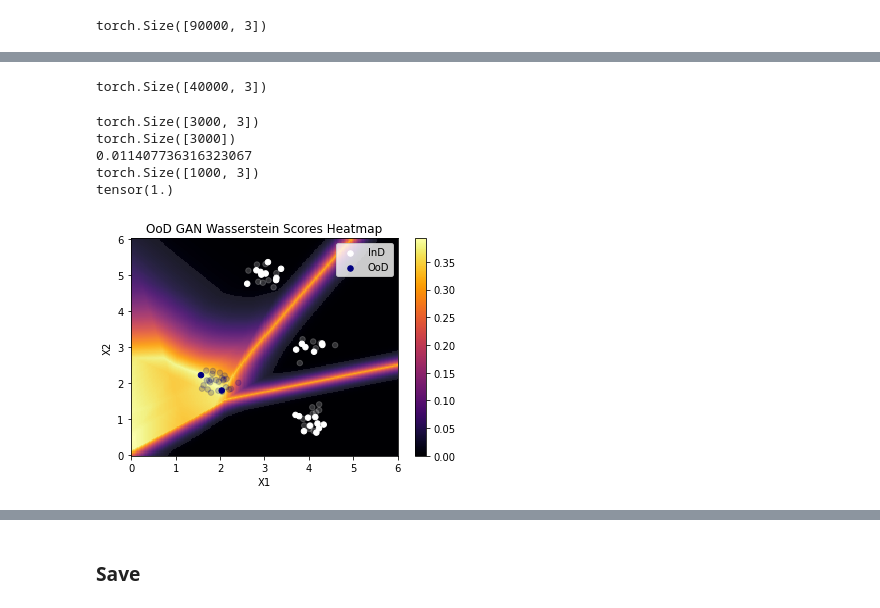
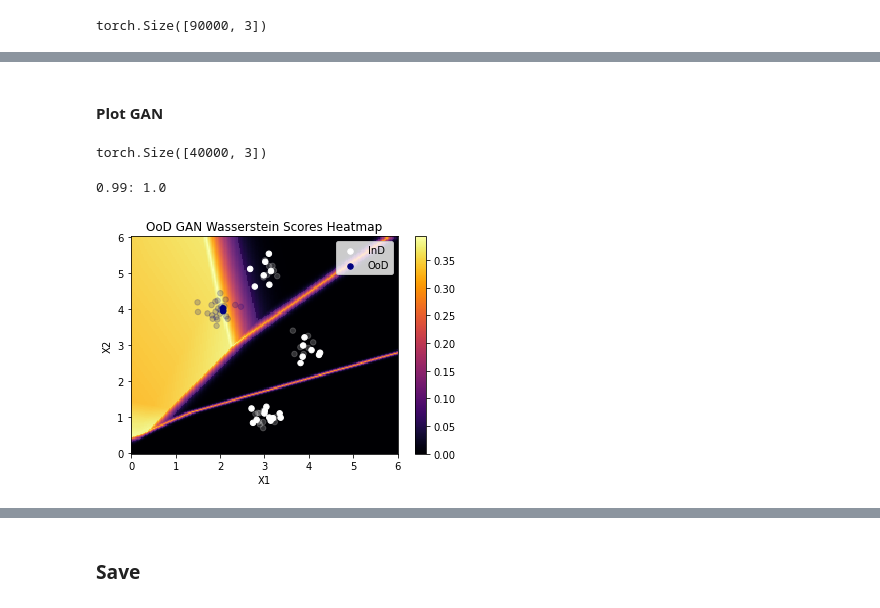
Before and after one commit to Xiaoyang-Song/Out-of-Distribution-GANs, a Jupyter notebook: Notebooks/simulation.ipynb, the cells around one changed output, grey strips where cells are left out. Drawn from its saved outputs; the diff is of its cells as text; code cells hidden in the pictures.

```diff
--- a/Notebooks/simulation.ipynb
+++ b/Notebooks/simulation.ipynb
@@ -18,9 +17,9 @@ from simulation import *
 from simulation import get_sampler, cls_to_dset, get_train_test_samples
 MU = {
     0: [4, 3],
-    1: [4, 1],
+    1: [3, 1],
     2: [3, 5],
-    3: [2, 2]
+    3: [2, 4]
 }
 std = 0.2
 COV = {
@@ -306,38 +291,36 @@ tensor(1.)
+# %% [markdown]
+#### Plot GAN
 # %%
 m, n_ind, n_ood = 200, 25, 25
 xi = np.linspace(0, 6, m, endpoint=True)
 yi = np.linspace(0, 6, m, endpoint=True)
 xy_pos = np.array(list(product(xi, yi)))
-zi = torch.softmax(D_GAN(torch.tensor(xy_pos, dtype=torch.float32)), dim=-1)
-print(zi.shape)
-si = ood_wass_loss(zi)
+zi_gan = torch.softmax(D_GAN(torch.tensor(xy_pos, dtype=torch.float32)), dim=-1)
+print(zi_gan.shape)
+si_gan = ood_wass_loss(zi_gan)
 # %% [output]
 torch.Size([40000, 3])
 # %%
 threshold =calculate_accuracy(D=D_GAN, ind=IND_X, ood=OOD_X, tnr=0.99)
-mask = si > threshold
+mask = si_gan > threshold
 # %% [output]
-torch.Size([3000, 3])
-torch.Size([3000])
-0.011407736316323067
-torch.Size([1000, 3])
-tensor(1.)
+0.99: 1.0
 # %%
 # plt.pcolormesh(xi, yi, mask.reshape((m, m)).T, shading='auto',cmap='gray', alpha=0.1)
-plt.pcolormesh(xi, yi, si.reshape((m, m)).T, shading='auto',cmap='inferno', alpha=1)
+plt.pcolormesh(xi, yi, si_gan.reshape((m, m)).T, shading='auto',cmap='inferno', alpha=1)
 plt.colorbar()
 plt.pcolormesh(xi, yi, mask.reshape((m, m)).T, shading='auto',cmap='gray', alpha=0.1)
 # InD and OoD
 ind_idx = np.random.choice(len(IND_X), n_ind, replace=False)
 ood_idx = np.random.choice(len(OOD_X), n_ind, replace=False)
 plt.scatter(IND_X[:,0][ind_idx], IND_X[:,1][ind_idx], c='white', label ="InD", sizes=[30]*len(IND_X), alpha=1)
 plt.scatter(OOD_BATCH[:,0], OOD_BATCH[:,1], c='navy', label="OoD", sizes=[30]*len(OOD_X), alpha=1)
 plt.scatter(IND_X_TEST[:,0][ind_idx], IND_X_TEST[:,1][ind_idx], c='white', sizes=[30]*len(IND_X), alpha=0.2)
 plt.scatter(OOD_X[:,0][ood_idx], OOD_X[:,1][ood_idx], c='navy', sizes=[30]*len(OOD_X), alpha=0.2)
 plt.title(f"OoD GAN Wasserstein Scores Heatmap")
 plt.xlabel("X1")
 plt.ylabel("X2")
 plt.legend()
 plt.savefig(f"simulation_log/plot/example.jpg", dpi=1000)
 # %% [output]
-[figure, old version]
+[figure, new version]
```
Also changed, not shown: parts of 25 cells of this notebook, 9 other files.
